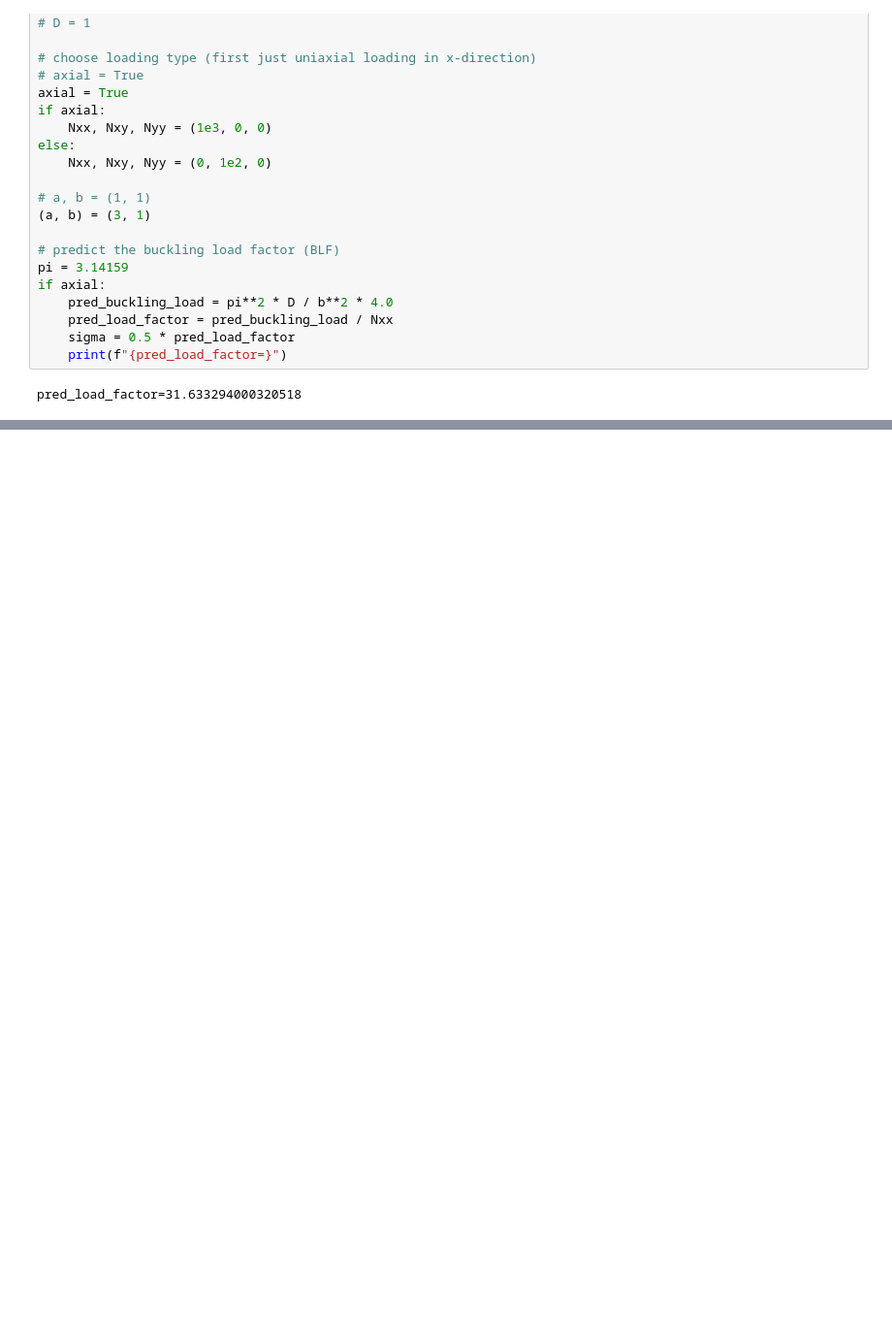
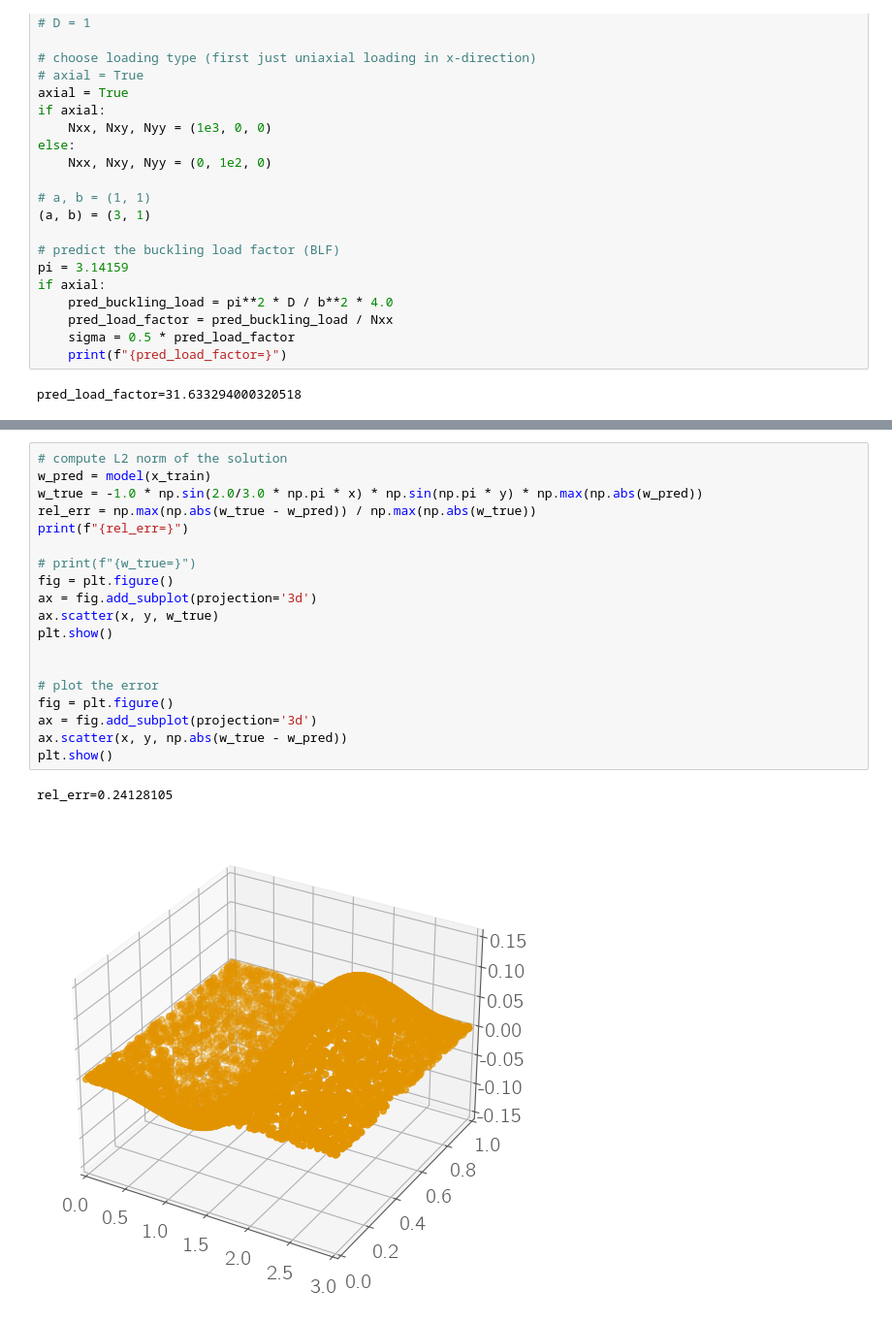
Before and after one commit to sean-engelstad/ml-pde-buckling, a Jupyter notebook: ml-pinn/2_strong-4th-autoBC.ipynb, the cells around one changed output, grey strips where cells are left out. Shown at 97% size. Saved outputs shown, nothing was run; the diff lists cells and outputs as text; blank space fills up the shorter version.

```diff
--- a/ml-pinn/2_strong-4th-autoBC.ipynb
+++ b/ml-pinn/2_strong-4th-autoBC.ipynb
@@ -342,0 +446,22 @@ plot_mode()
+# %%
+# compute L2 norm of the solution
+w_pred = model(x_train)
+w_true = -1.0 * np.sin(2.0/3.0 * np.pi * x) * np.sin(np.pi * y) * np.max(np.abs(w_pred))
+rel_err = np.max(np.abs(w_true - w_pred)) / np.max(np.abs(w_true))
+print(f"{rel_err=}")
+
+# print(f"{w_true=}")
+fig = plt.figure()
+ax = fig.add_subplot(projection='3d')
+ax.scatter(x, y, w_true)
+plt.show()
+
+
+# plot the error
+fig = plt.figure()
+ax = fig.add_subplot(projection='3d')
+ax.scatter(x, y, np.abs(w_true - w_pred))
+plt.show()
+# %% [output]
+rel_err=0.24128105
+[figure, added]
```
Also changed, not shown: parts of 7 cells of this notebook, 2 other files.
